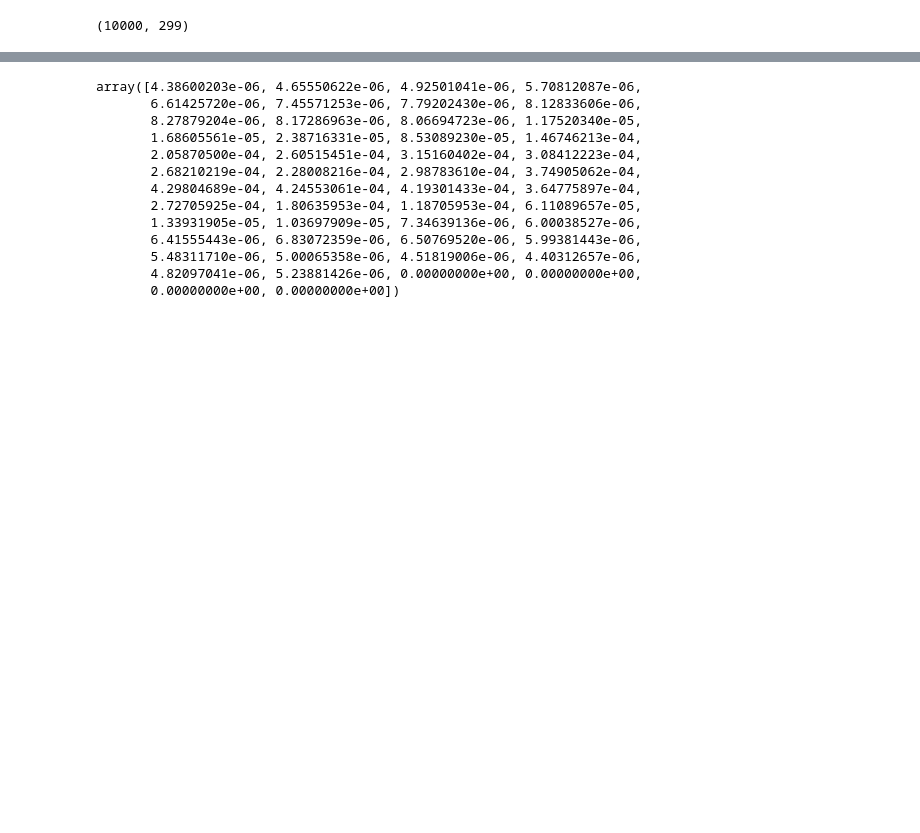
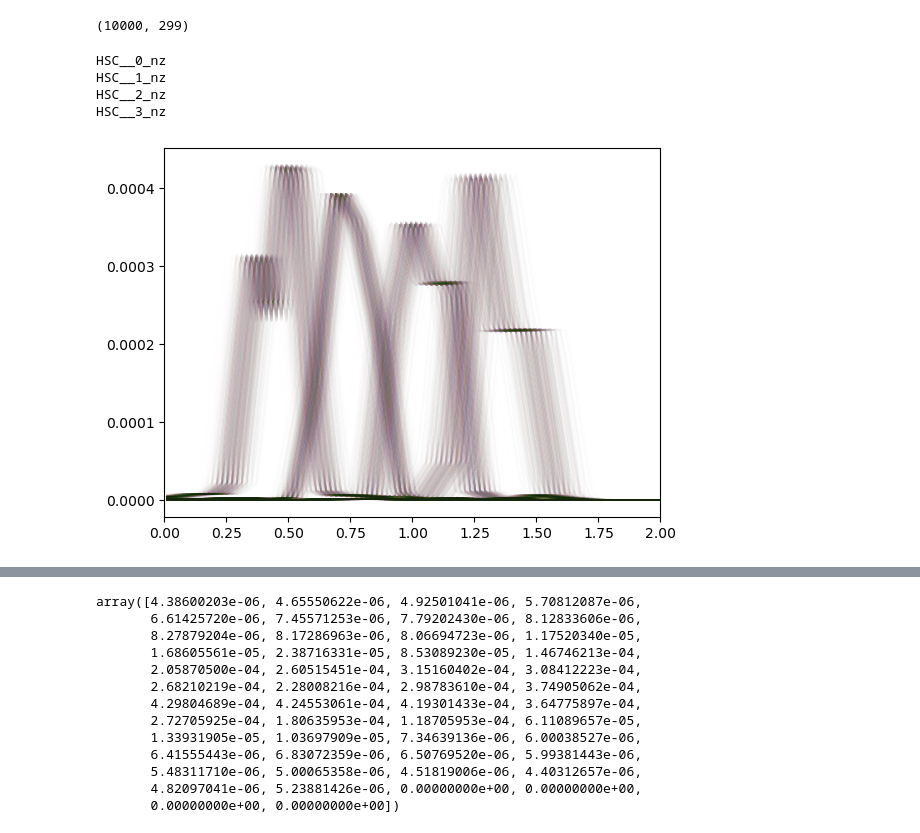
Before and after one commit to JaimeRZP/3x2_analytical, a Jupyter notebook: HSC_lab.ipynb, the cells around one changed output, grey strips where cells are left out. Drawn from its saved outputs; the diff is of its cells as text; code cells hidden in the pictures; blank space fills up the shorter version.

```diff
--- a/HSC_lab.ipynb
+++ b/HSC_lab.ipynb
@@ -173,3 +173,32 @@ zbin = (zbound[1:]+zbound[:-1])/2
 nzs_TQ['HSC__0_nz'].shape
 # %% [output]
 (10000, 299)
+# %%
+from scipy.interpolate import interp1d
+import scipy.stats as stats
+
+shifted_nzs = {}
+for key in list(nzs_TQ.keys()):
+    print(key)
+    nzs = nzs_TQ[key]
+    stds = np.std(nzs, axis=1)
+    s_stds = np.std(stds)
+    m_stds = np.mean(stds)
+    y = s_stds/m_stds
+    mu = np.mean(nzs, axis=0)
+    shift_prior = stats.norm(loc=0, scale=y)
+    zs =  [zbin + shift_prior.rvs() for i in range(1000)]
+    shifted_nzs[key] = [interp1d(z, mu, kind='linear', fill_value='extrapolate')(zbin) for z in zs]
+# %% [output]
+HSC__0_nz
+HSC__1_nz
+HSC__2_nz
+HSC__3_nz
+# %%
+for key in list(shifted_nzs.keys()):
+    nzs = shifted_nzs[key]
+    for i in range(1000):
+        plt.plot(zbin, nzs[i], alpha=0.005)
+    plt.xlim(0, 2)
+# %% [output]
+[figure, added]
```
Also changed, not shown: parts of 3 cells of this notebook.
